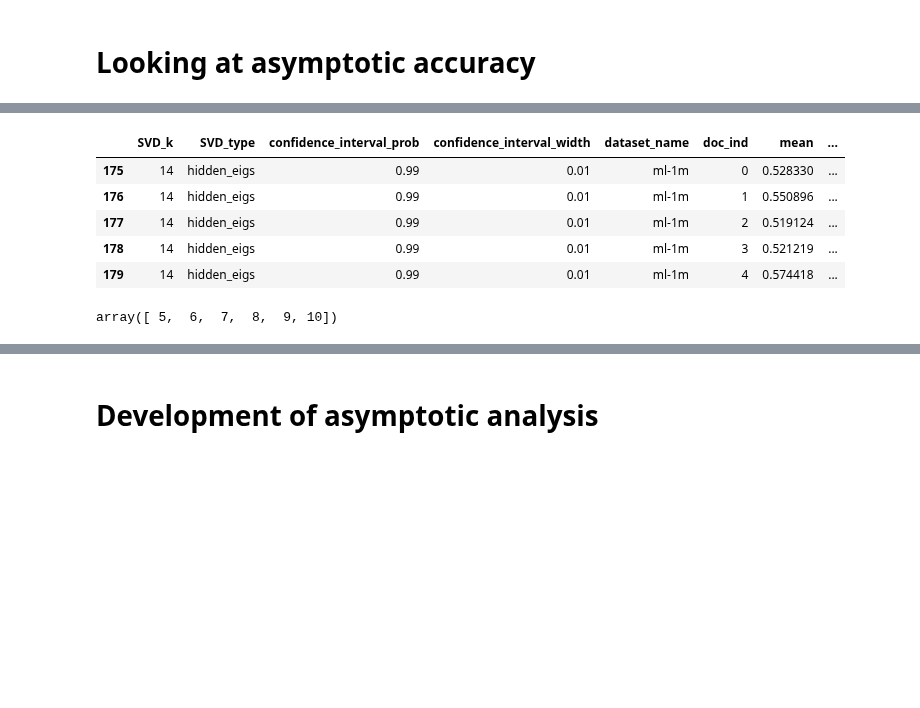
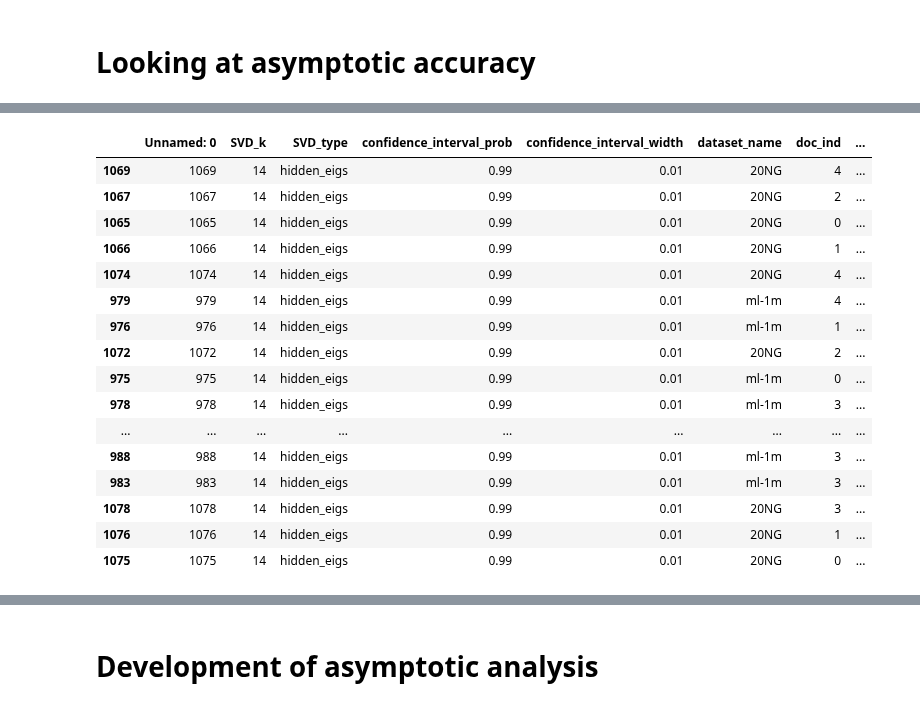
Before and after one commit to maksimt/empirical_privacy, a Jupyter notebook: Notebooks/Asymptotic Analysic.ipynb, the cells around one changed output, grey strips where cells are left out. Drawn from its saved outputs; the diff is of its cells as text; code cells hidden in the pictures; blank space fills up the shorter version.

```diff
--- a/Notebooks/Asymptotic Analysic.ipynb
+++ b/Notebooks/Asymptotic Analysic.ipynb
@@ -39,13 +51,20 @@ DF.shape
-# %%
-DF
-# %% [output]
-|  | SVD_k | SVD_type | confidence_interval_prob | confidence_interval_width | dataset_name | doc_ind | mean | ... |
-| 175 | 14 | hidden_eigs | 0.99 | 0.01 | ml-1m | 0 | 0.528330 | ... |
-| 176 | 14 | hidden_eigs | 0.99 | 0.01 | ml-1m | 1 | 0.550896 | ... |
-| 177 | 14 | hidden_eigs | 0.99 | 0.01 | ml-1m | 2 | 0.519124 | ... |
-| 178 | 14 | hidden_eigs | 0.99 | 0.01 | ml-1m | 3 | 0.521219 | ... |
-| 179 | 14 | hidden_eigs | 0.99 | 0.01 | ml-1m | 4 | 0.574418 | ... |
-# %%
-DF.n_trials_per_training_set_size.unique()
-# %% [output]
-array([ 5,  6,  7,  8,  9, 10])
+# %%
+DF.sort_values('upper_bound', ascending=False)
+# %% [output]
+|  | Unnamed: 0 | SVD_k | SVD_type | confidence_interval_prob | confidence_interval_width | dataset_name | doc_ind | ... |
+| 1069 | 1069 | 14 | hidden_eigs | 0.99 | 0.01 | 20NG | 4 | ... |
+| 1067 | 1067 | 14 | hidden_eigs | 0.99 | 0.01 | 20NG | 2 | ... |
+| 1065 | 1065 | 14 | hidden_eigs | 0.99 | 0.01 | 20NG | 0 | ... |
+| 1066 | 1066 | 14 | hidden_eigs | 0.99 | 0.01 | 20NG | 1 | ... |
+| 1074 | 1074 | 14 | hidden_eigs | 0.99 | 0.01 | 20NG | 4 | ... |
+| 979 | 979 | 14 | hidden_eigs | 0.99 | 0.01 | ml-1m | 4 | ... |
+| 976 | 976 | 14 | hidden_eigs | 0.99 | 0.01 | ml-1m | 1 | ... |
+| 1072 | 1072 | 14 | hidden_eigs | 0.99 | 0.01 | 20NG | 2 | ... |
+| 975 | 975 | 14 | hidden_eigs | 0.99 | 0.01 | ml-1m | 0 | ... |
+| 978 | 978 | 14 | hidden_eigs | 0.99 | 0.01 | ml-1m | 3 | ... |
+| ... | ... | ... | ... | ... | ... | ... | ... | ... |
+| 988 | 988 | 14 | hidden_eigs | 0.99 | 0.01 | ml-1m | 3 | ... |
+| 983 | 983 | 14 | hidden_eigs | 0.99 | 0.01 | ml-1m | 3 | ... |
+| 1078 | 1078 | 14 | hidden_eigs | 0.99 | 0.01 | 20NG | 3 | ... |
+| 1076 | 1076 | 14 | hidden_eigs | 0.99 | 0.01 | 20NG | 1 | ... |
+| 1075 | 1075 | 14 | hidden_eigs | 0.99 | 0.01 | 20NG | 0 | ... |
```
Also changed, not shown: parts of 6 cells of this notebook, 2 other files.
